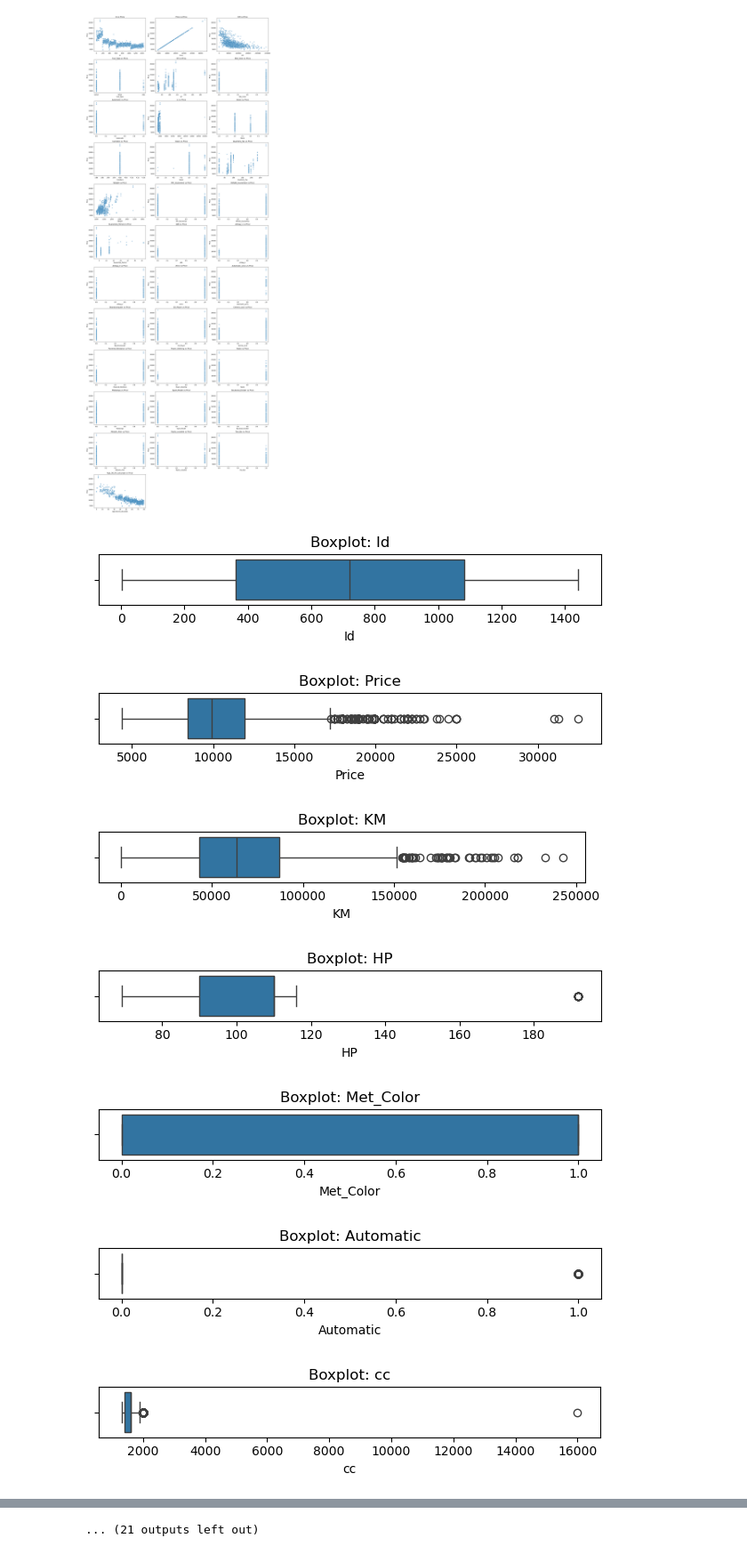
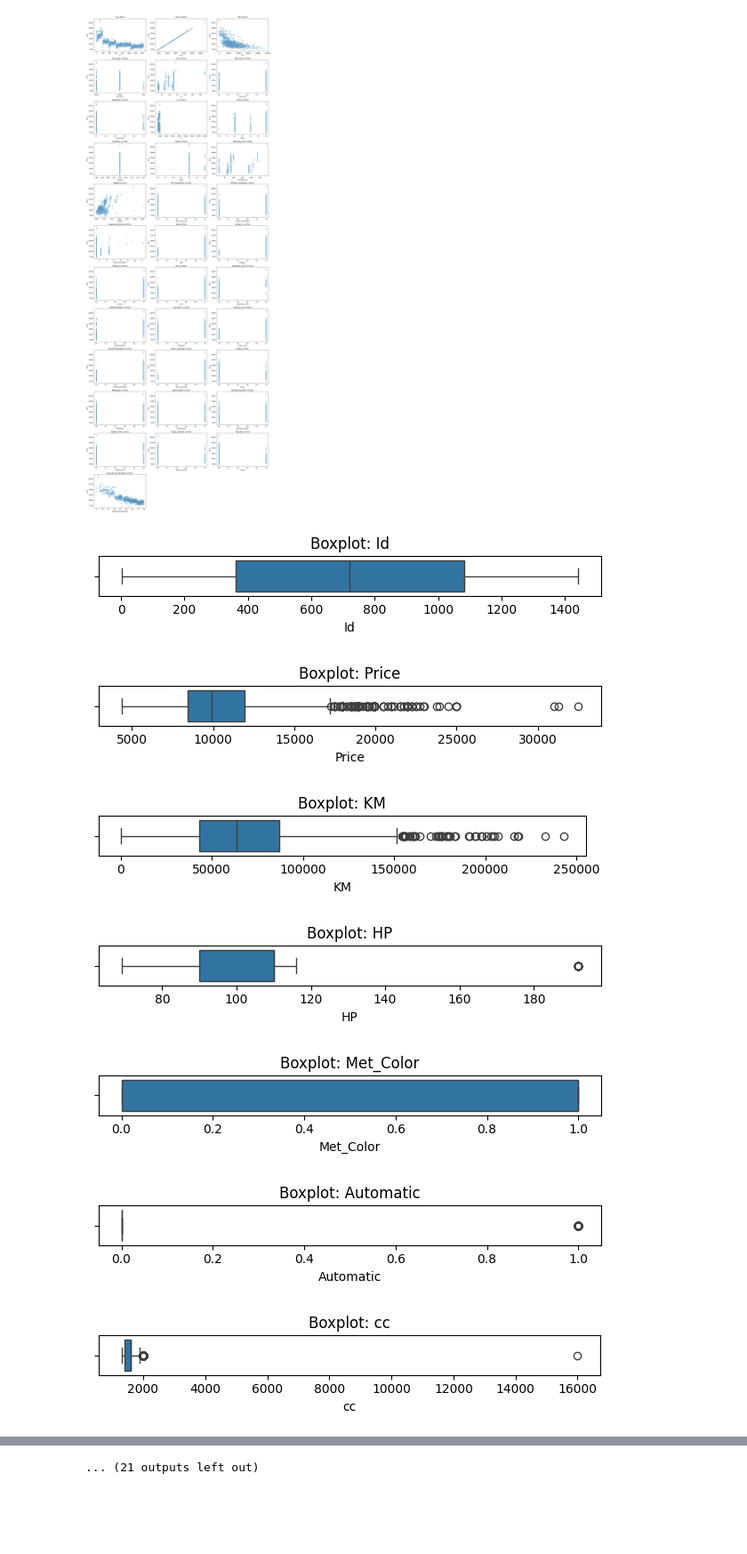
Before and after one commit to lucasdepetrisd/toyota_project, a Jupyter notebook: toyota_project/notebooks/ridge.ipynb, the cells around one changed output, grey strips where cells are left out. Shown at 89% size. Saved outputs shown, nothing was run; the diff lists cells and outputs as text; code cells hidden in the pictures; blank space fills up the shorter version.

```diff
--- a/toyota_project/notebooks/ridge.ipynb
+++ b/toyota_project/notebooks/ridge.ipynb
@@ -72,20 +72,20 @@ def remove_outliers_iqr(df, features, factor=1.5):
 features_numericas = df_plot.select_dtypes(include='number').columns
 df_clean = remove_outliers_iqr(df_plot, features_numericas, factor=5)
 # %%
-import seaborn as sns
-import matplotlib.pyplot as plt
+#import seaborn as sns
+#import matplotlib.pyplot as plt
 
-for col in features_numericas:
-    plt.figure(figsize=(6,1.5))
-    sns.boxplot(data=df_plot, x=col)
-    plt.title(f"Boxplot: {col}")
-    plt.tight_layout()
-    plt.show()
+#for col in features_numericas:
+#    plt.figure(figsize=(6,1.4))
+#    sns.boxplot(data=df_plot, x=col)
+#    plt.title(f"Boxplot: {col}")
+#    plt.tight_layout()
+ #   plt.show()
 # %% [output]
-[figure, old version]
+[figure, new version]
-[figure, old version]
+[figure, new version]
-[figure, old version]
+[figure, new version]
-[figure, old version]
+[figure, new version]
-[figure, old version]
+[figure, new version]
-[figure, old version]
+[figure, new version]
-[figure, old version]
+[figure, new version]
```
Also changed, not shown: parts of 5 cells of this notebook, 4 other files.
